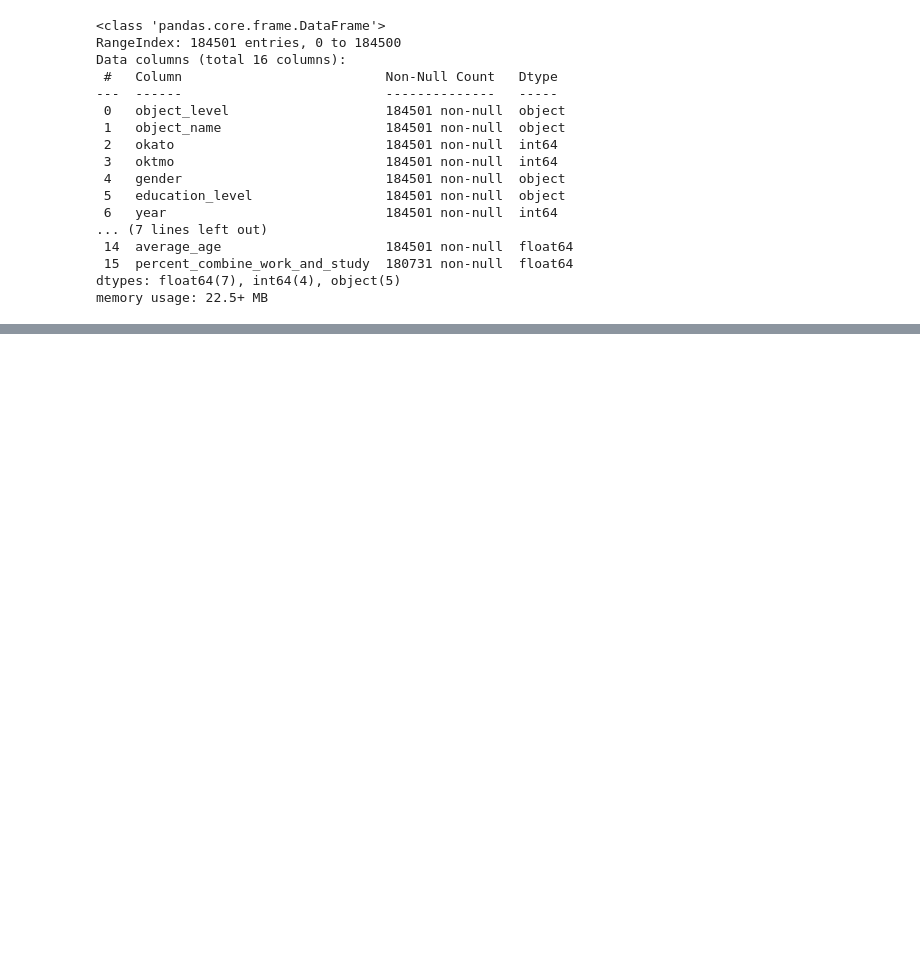
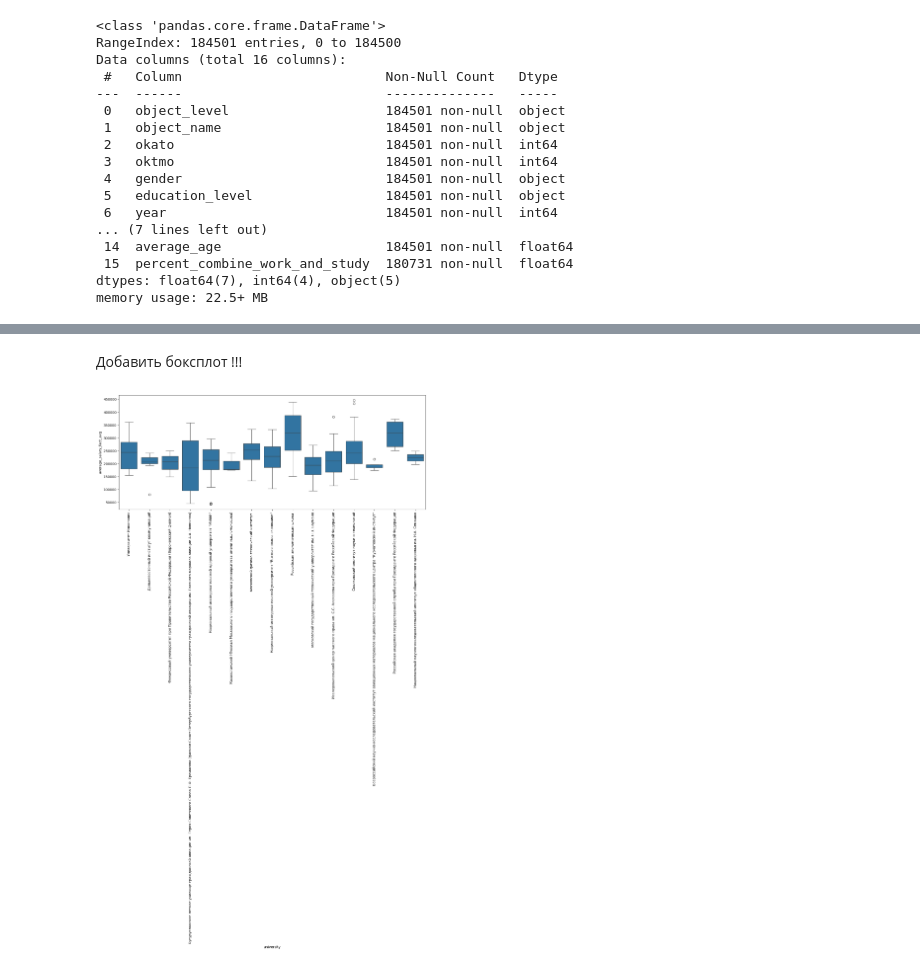
Before and after one commit to dendmish/SALARY_AVG26, a Jupyter notebook: SALARY_AVG26.ipynb, the cells around one changed output, grey strips where cells are left out. Cells and saved outputs as stored; diff of their text form; code cells hidden in the pictures; blank space fills up the shorter version.

```diff
--- a/SALARY_AVG26.ipynb
+++ b/SALARY_AVG26.ipynb
@@ -8,5 +13,8 @@ from sklearn.model_selection import train_test_split
 # %%
-df = pd.read_csv('data_graduates_university_124_v20250709.csv', sep=';')
+df = pd.read_csv(
+    '/content/drive/MyDrive/Colab Notebooks/datasets26/data_graduates_university_124_v20250709.csv',
+    sep=';'
+)
 
 print(df.shape)
 df.head()
@@ -44,0 +120,3 @@ array(['Всего', 'Мужской', 'Женский'], dtype=object)
+# %%
+df = df.dropna()
+df.groupby(['university', 'gender'])['average_salary_fact_avg'].mean().iloc[:10]
@@ -44,0 +137,6 @@ array(['Всего', 'Мужской', 'Женский'], dtype=object)
+# %%
+print(df.shape)
+
+df = df.dropna()
+
+print(df.shape)
@@ -44,0 +169,27 @@ array(['Всего', 'Мужской', 'Женский'], dtype=object)
+# %% [markdown]
+Добавить боксплот !!!
+# %%
+top_universities = (
+    df.groupby('university')
+      ['average_salary_fact_avg']
+      .mean()
+      .sort_values(ascending=False)
+      .head(15)
+      .index
+)
+
+plt.figure(figsize=(16,6))
+
+sns.boxplot(
+    data=df[
+        df['university'].isin(top_universities)
+    ],
+    x='university',
+    y='average_salary_fact_avg'
+)
+
+plt.xticks(rotation=90)
+
+plt.show()
+# %% [output]
+[figure, added]
```
Also changed, not shown: parts of 190 cells of this notebook.
